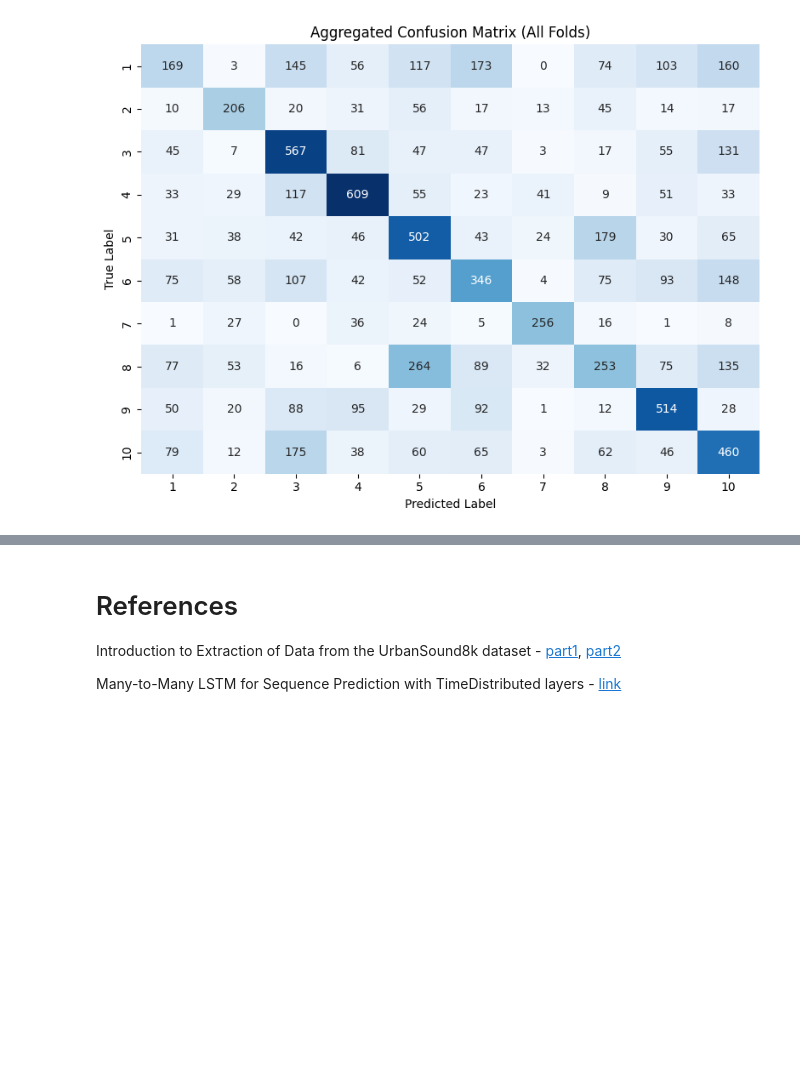
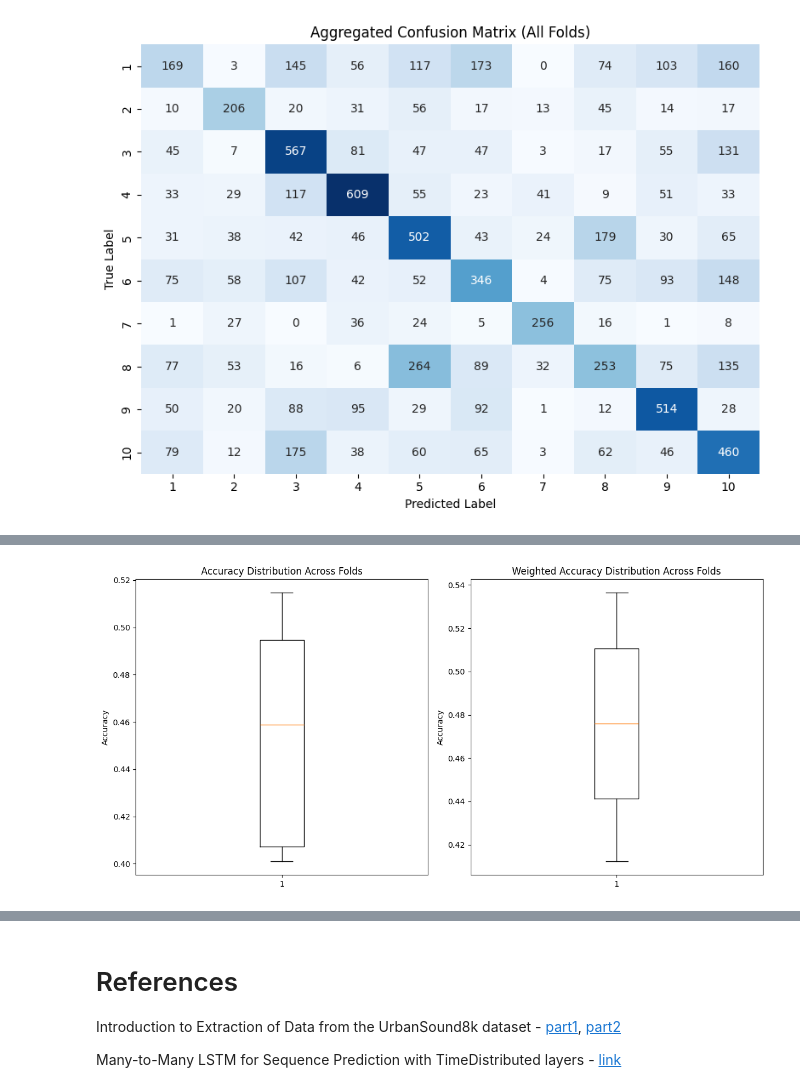
Before and after one commit to pmgfernandes04/Urban-Sounds-Classification, a Jupyter notebook: rnn.ipynb, the cells around one changed output, grey strips where cells are left out. Drawn from its saved outputs; the diff is of its cells as text; code cells hidden in the pictures; blank space fills up the shorter version.

Commit message:
44100hz results

````diff
--- a/rnn.ipynb
+++ b/rnn.ipynb
@@ -516,7 +516,7 @@ keras.utils.plot_model(model_for_image, "model.png", show_shapes=True)
 # %% [markdown]
 In order to facilitate the testing different neural network architectures, we decided to build a complete and easily customizable function that returns useful performance data:
 # %%
-def test_model(dataframe, input_shape=(40,345), epochs=50, optimizer='adam', loss='categorical_crossentropy', metrics=['accuracy'], begin=1, end=11):
+def test_model(dataframe, input_shape=(40,345), epochs=50, optimizer='adam', loss='categorical_crossentropy', metrics=['accuracy'], dropout=0.2, begin=1, end=11):
 
     # Stores performance metrics for each fold
     # index = fold (i) - 1
@@ -546,7 +546,7 @@ def test_model(dataframe, input_shape=(40,345), epochs=50, optimizer='adam', los
         X_train, y_train, X_test, y_test, X_val, y_val = train_test_validation_split(dataframe, i)
 
         # Creates fresh model
-        model = generate_lstm(input_shape)
+        model = generate_lstm(input_shape, dropout=dropout)
 
         # Compiles the model
         model.compile(optimizer = optimizer,
@@ -607,13 +607,12 @@ with open('results_22050.pkl', 'wb') as f:
     pickle.dump(results, f)
 ```
 # %%
-# Split results into variables
 
 # Load the 2D array from the pickle file
 with open('./results_22050.pkl', 'rb') as file:
     results = pickle.load(file)
 
-accuracy_list, loss_list, f1_list, weighted_accuracy_list, training_accuracy_list, validation_accuracy_list, confusion_matrix_list = results[0:7]
+confusion_matrix_list = results[6]
 
 predictions_list, true_y_list = results[7:9]
 # %%
@@ -751,0 +761,7 @@ plot_aggregated_confusion_matrix(confusion_matrix_list,class_labels)
+# %%
+# Runs all folds
+results = test_model(df_44, input_shape=input_shape, epochs=64, dropout=0.25)
+
+# Save the results to a pickle file for initial plotting
+with open('results_44100.pkl', 'wb') as f:
+    pickle.dump(results, f)
@@ -751,0 +786,2 @@ plot_aggregated_confusion_matrix(confusion_matrix_list,class_labels)
+# %%
+accuracy_list, weighted_accuracy_list = print_results(results)
@@ -751,0 +813,19 @@ plot_aggregated_confusion_matrix(confusion_matrix_list,class_labels)
+# %%
+# Used to plot both side by side
+fig, axes = plt.subplots(1, 2, figsize=(12, 6))
+
+# Boxplot for accuracy
+axes[0].boxplot(accuracy_list)
+axes[0].set_title('Accuracy Distribution Across Folds')
+axes[0].set_ylabel('Accuracy')
+
+# Boxplot for weighted accuracy
+axes[1].boxplot(weighted_accuracy_list)
+axes[1].set_title('Weighted Accuracy Distribution Across Folds')
+axes[1].set_ylabel('Accuracy')
+
+# Display the plots side by side
+plt.tight_layout()
+plt.show()
+# %% [output]
+[figure, added]
````
Also changed, not shown: parts of 8 cells of this notebook, 1 other file.
